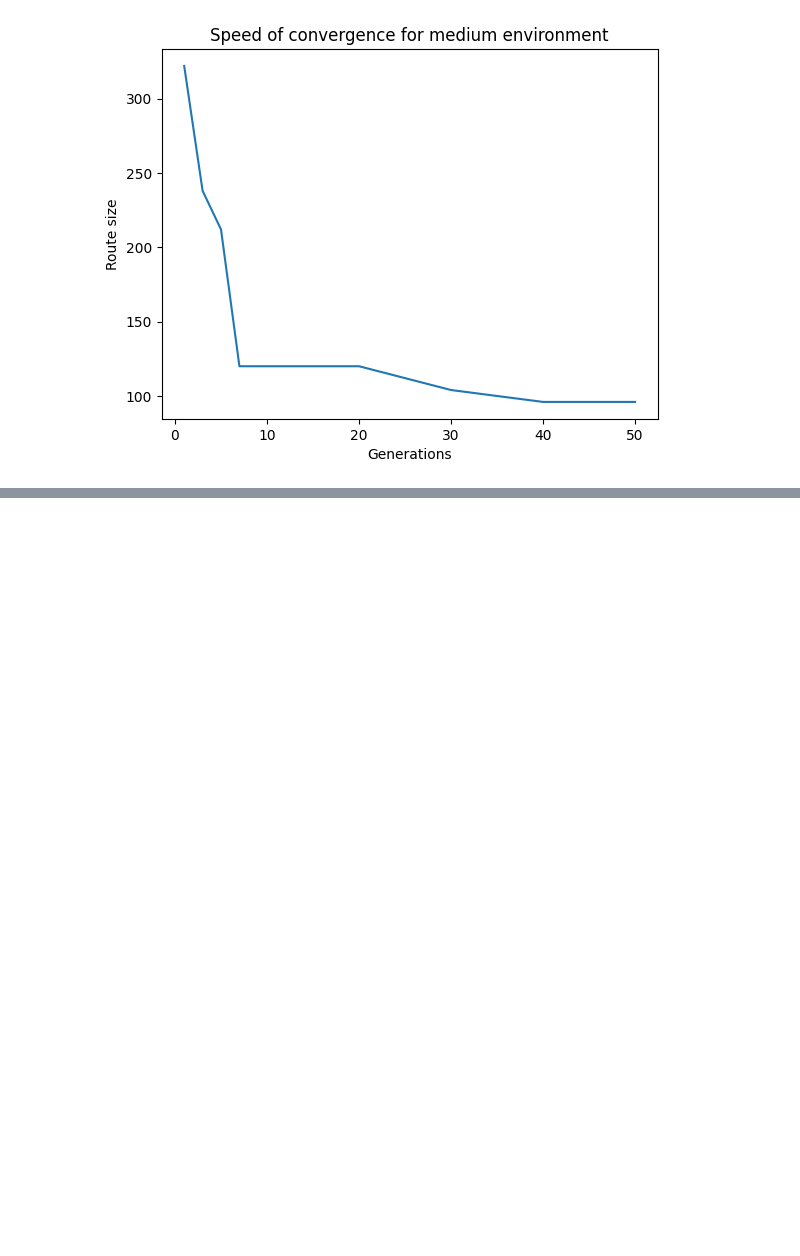
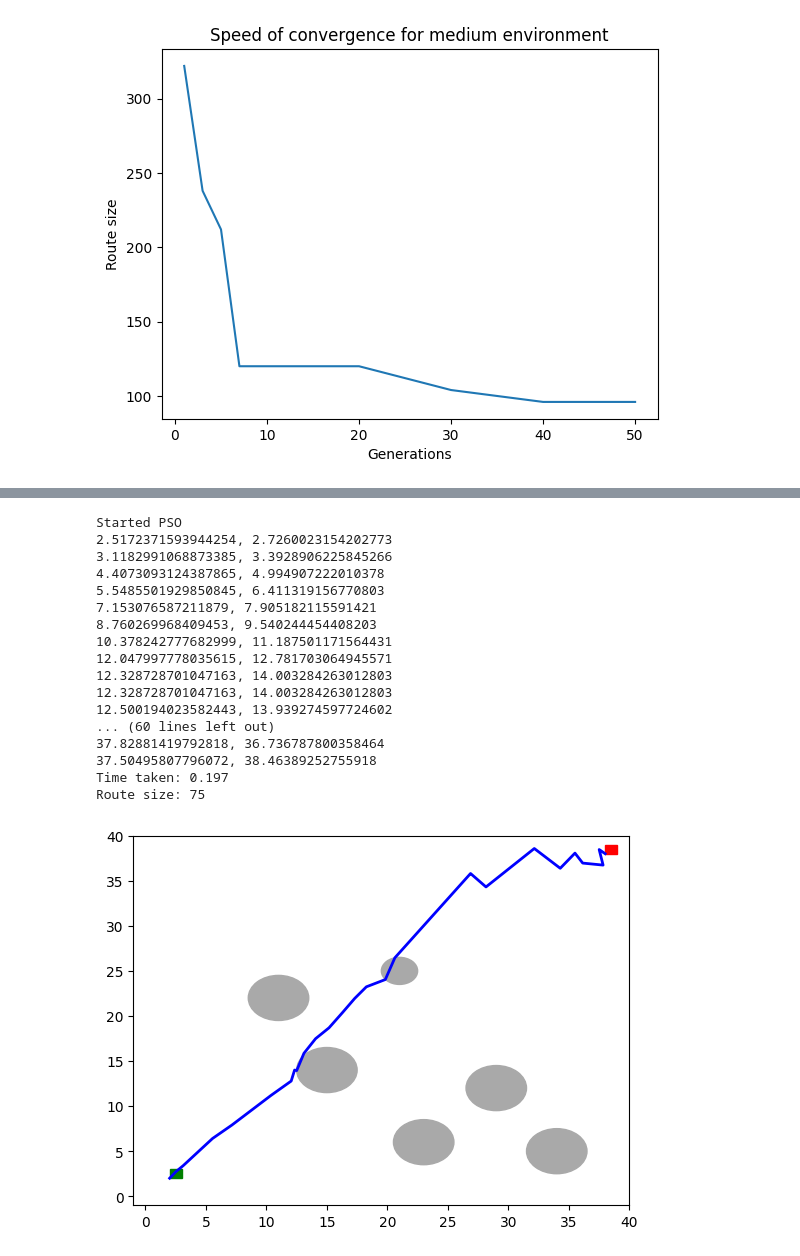
Before and after one commit to umenzi/bio-inspired_algorithms, a Jupyter notebook: src/Main.ipynb, the cells around one changed output, grey strips where cells are left out. Drawn from its saved outputs; the diff is of its cells as text; code cells hidden in the pictures; blank space fills up the shorter version.

```diff
--- a/src/Main.ipynb
+++ b/src/Main.ipynb
@@ -189,0 +214,40 @@ Best route's length: 96
+# %%
+# Save starting time
+start_time = int(round(time.time() * 1000))
+
+print("Started PSO")
+
+# run the pso
+shortest_route = pso.run()
+
+# Print time taken
+print("Time taken: " + str((int(round(time.time() * 1000)) - start_time) / 1000.0))
+
+# Save solution
+# shortest_route.write_to_file("./../data/hard_solution.txt")
+
+# Print route size; not really relevant for pso as it adds global bests and may get stuck for a bit
+# normally measured in path length or time taken better
+print("Route size: " + str(shortest_route.size()))
+
+# Print route path
+pso_environment.visualize_environment(shortest_route)
+# %% [output]
+Started PSO
+2.5172371593944254, 2.7260023154202773
+3.1182991068873385, 3.3928906225845266
+4.4073093124387865, 4.994907222010378
+5.5485501929850845, 6.411319156770803
+7.153076587211879, 7.905182115591421
+8.760269968409453, 9.540244454408203
+10.378242777682999, 11.187501171564431
+12.047997778035615, 12.781703064945571
+12.328728701047163, 14.003284263012803
+12.328728701047163, 14.003284263012803
+12.500194023582443, 13.939274597724602
+... (60 lines left out)
+37.82881419792818, 36.736787800358464
+37.50495807796072, 38.46389252755918
+Time taken: 0.197
+Route size: 75
+[figure, added]
```
Also changed, not shown: parts of 4 cells of this notebook.
